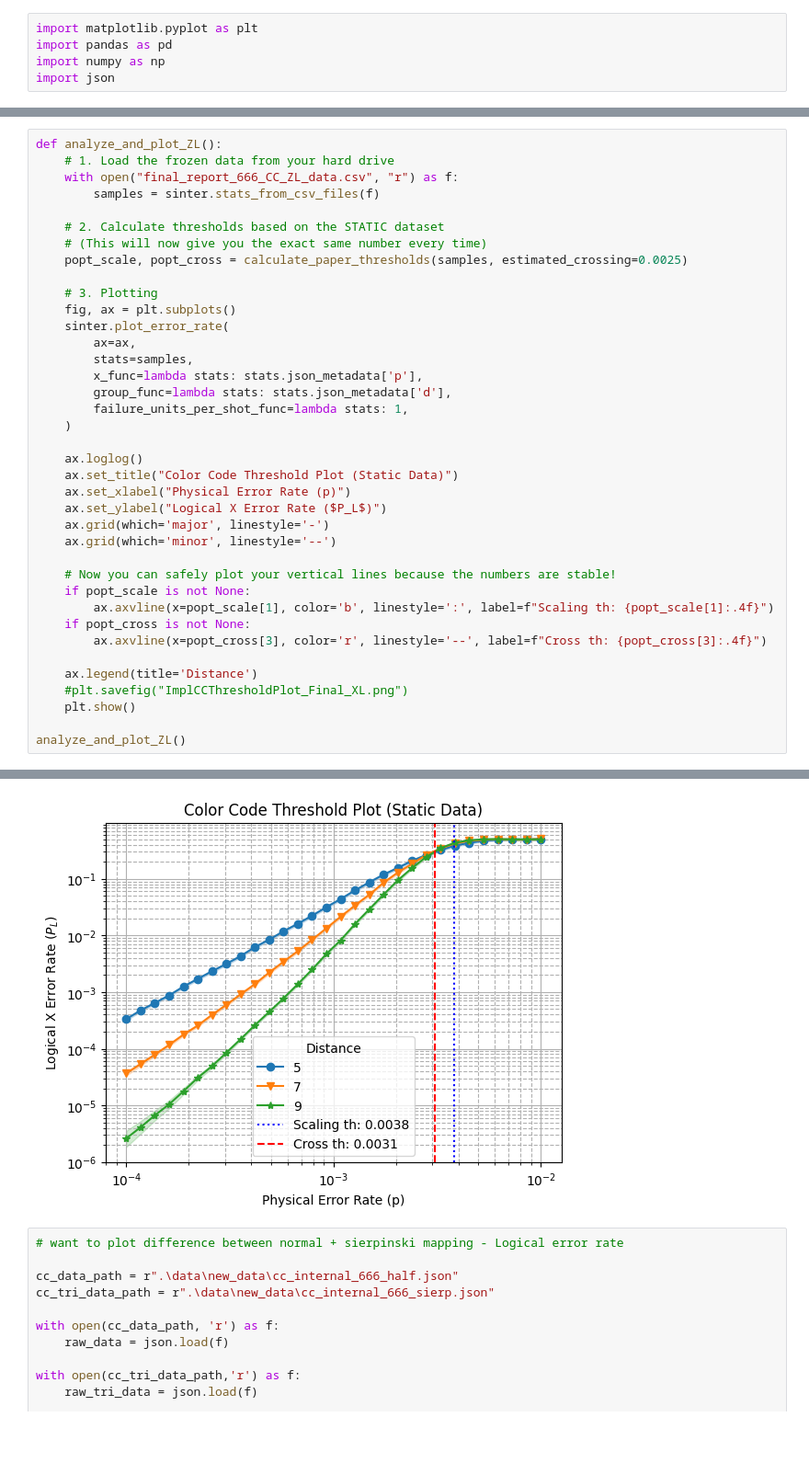
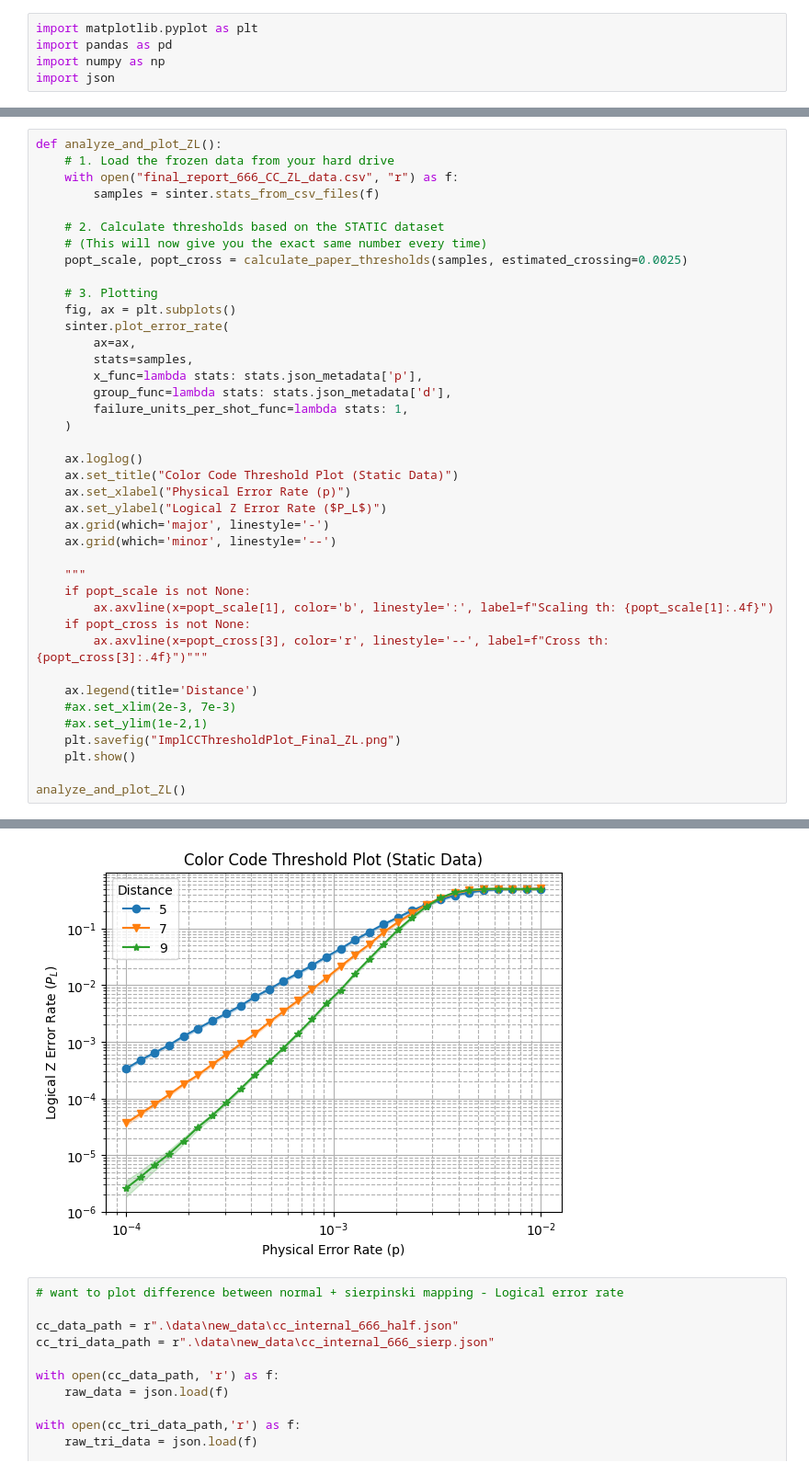
Before and after one commit to monamoeba/CST-Part-II-Project-Code, a Jupyter notebook: color_code_experiments/evaluation_plots.ipynb, the cells around one changed output, grey strips where cells are left out. Shown at 92% size. Saved outputs shown, nothing was run; the diff lists cells and outputs as text; blank space fills up the shorter version.

```diff
--- a/color_code_experiments/evaluation_plots.ipynb
+++ b/color_code_experiments/evaluation_plots.ipynb
@@ -171,18 +177,20 @@ def analyze_and_plot_ZL():
     ax.loglog()
     ax.set_title("Color Code Threshold Plot (Static Data)")
     ax.set_xlabel("Physical Error Rate (p)")
-    ax.set_ylabel("Logical X Error Rate ($P_L$)")
+    ax.set_ylabel("Logical Z Error Rate ($P_L$)")
     ax.grid(which='major', linestyle='-')
     ax.grid(which='minor', linestyle='--')
 
-    # Now you can safely plot your vertical lines because the numbers are stable!
+    """
     if popt_scale is not None:
         ax.axvline(x=popt_scale[1], color='b', linestyle=':', label=f"Scaling th: {popt_scale[1]:.4f}")
     if popt_cross is not None:
-        ax.axvline(x=popt_cross[3], color='r', linestyle='--', label=f"Cross th: {popt_cross[3]:.4f}")
+        ax.axvline(x=popt_cross[3], color='r', linestyle='--', label=f"Cross th: {popt_cross[3]:.4f}")"""
 
     ax.legend(title='Distance')
-    #plt.savefig("ImplCCThresholdPlot_Final_XL.png")
+    #ax.set_xlim(2e-3, 7e-3)
+    #ax.set_ylim(1e-2,1)
+    plt.savefig("ImplCCThresholdPlot_Final_ZL.png")
     plt.show()
 
 analyze_and_plot_ZL()
@@ -195,4 +205,4 @@ p^x_th (Cross): 0.00308 ± 0.00004
-[figure, old version]
+[figure, new version]
 # %%
 # want to plot difference between normal + sierpinski mapping - Logical error rate
 
```
Also changed, not shown: parts of 2 cells of this notebook, 5 other files.
